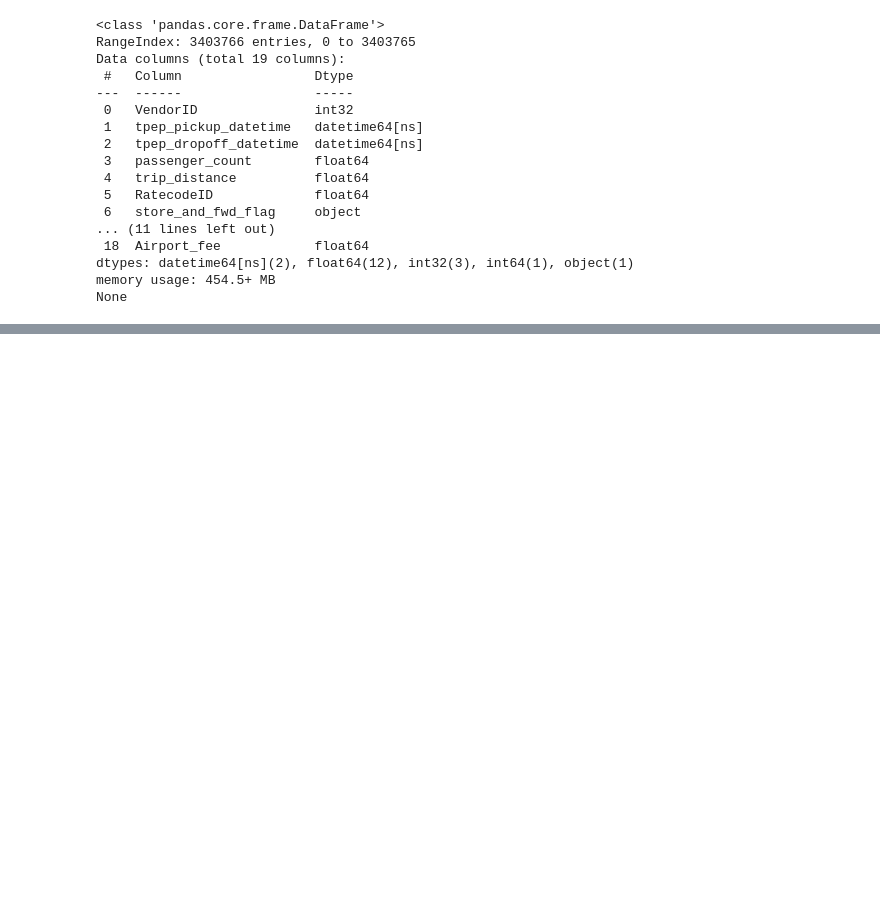
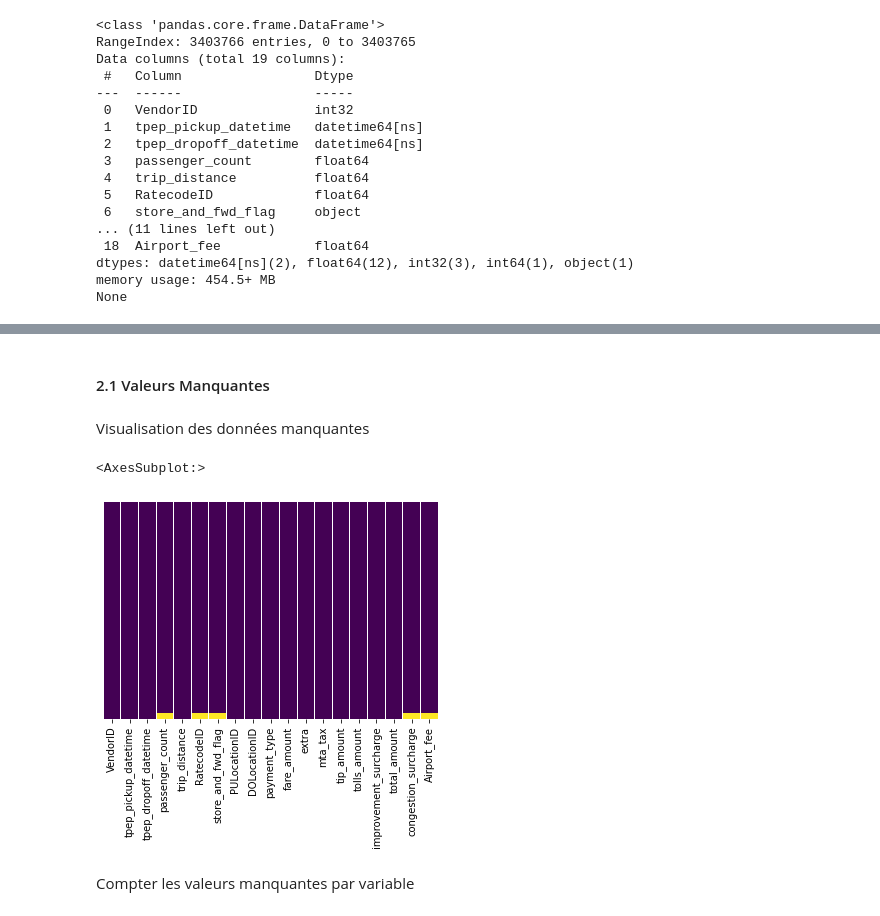
Before and after one commit to PantsuAsmita/ProjetTaxi, a Jupyter notebook: Projet Taxi.ipynb, the cells around one changed output, grey strips where cells are left out. Cells and saved outputs as stored; diff of their text form; code cells hidden in the pictures; blank space fills up the shorter version.

Commit message:
Avancement Graphique

```diff
--- a/Projet Taxi.ipynb
+++ b/Projet Taxi.ipynb
@@ -43,0 +82,11 @@ KeyError: "['Airport_fee' 'congestion_surcharge' 'improvement_surcharge'\n 'toll
+# %% [markdown]
+#### 2.1 Valeurs Manquantes
+# %% [markdown]
+Visualisation des données manquantes
+# %%
+sns.heatmap(trips.isnull(), yticklabels=False, cbar=False, cmap='viridis')
+# %% [output]
+<AxesSubplot:>
+[figure, added]
+# %% [markdown]
+Compter les valeurs manquantes par variable
```
Also changed, not shown: parts of 20 cells of this notebook.
